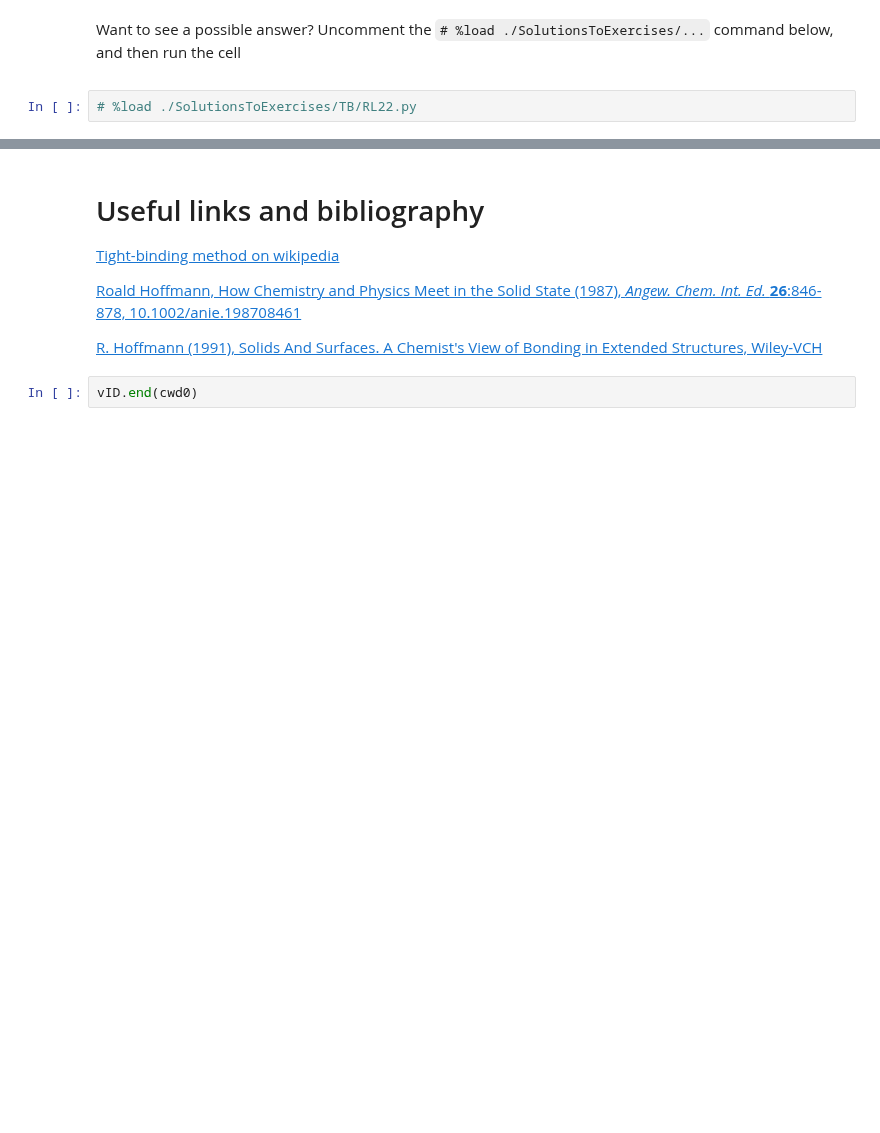
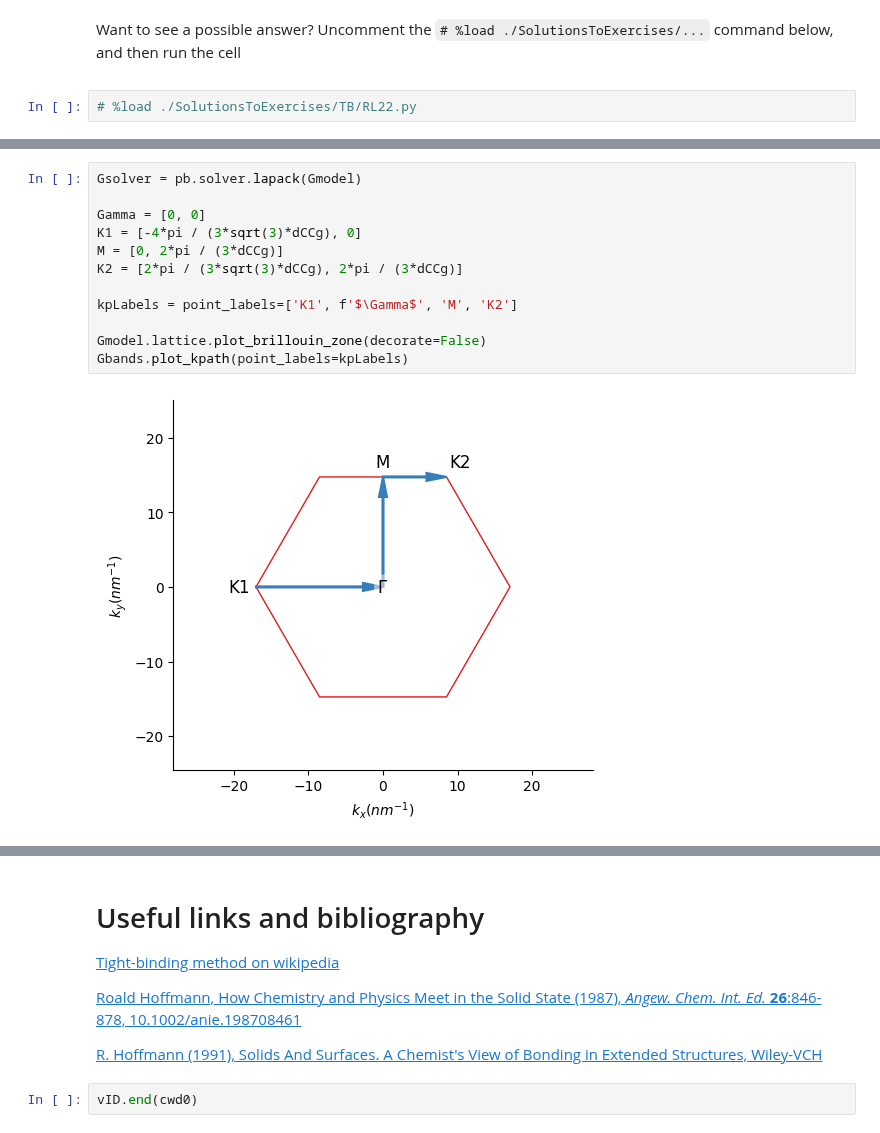
Before and after one commit to rpoteau/pyPhysChem, a Jupyter notebook: TB.ipynb, the cells around one changed output, grey strips where cells are left out. Drawn from its saved outputs; the diff is of its cells as text; blank space fills up the shorter version.

```diff
--- a/TB.ipynb
+++ b/TB.ipynb
@@ -723,0 +815,14 @@ You can compare it with the band structure of the 2 &times; 2 square unit cell,
+# %%
+Gsolver = pb.solver.lapack(Gmodel)
+
+Gamma = [0, 0]
+K1 = [-4*pi / (3*sqrt(3)*dCCg), 0]
+M = [0, 2*pi / (3*dCCg)]
+K2 = [2*pi / (3*sqrt(3)*dCCg), 2*pi / (3*dCCg)]
+
+kpLabels = point_labels=['K1', f'$\Gamma$', 'M', 'K2']
+
+Gmodel.lattice.plot_brillouin_zone(decorate=False)
+Gbands.plot_kpath(point_labels=kpLabels)
+# %% [output]
+[figure, added]
```
Also changed, not shown: parts of 19 cells of this notebook, 4 other files.
